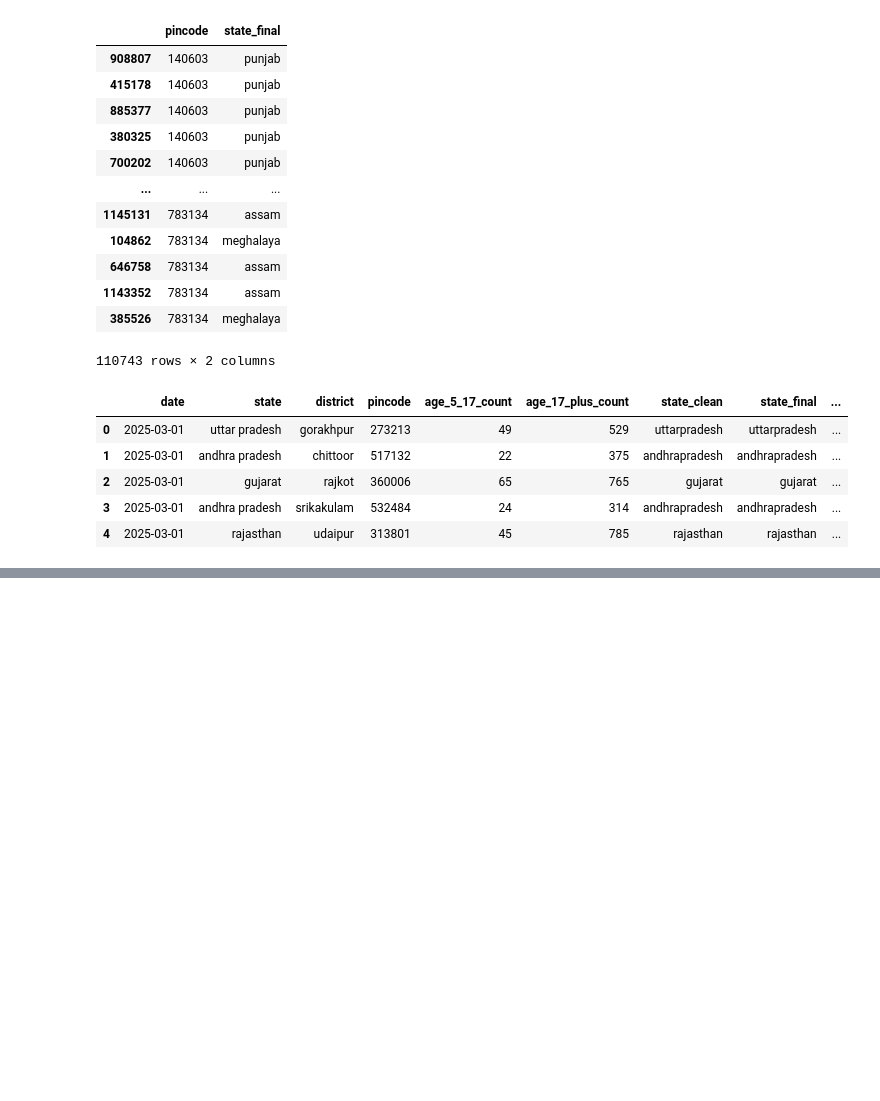
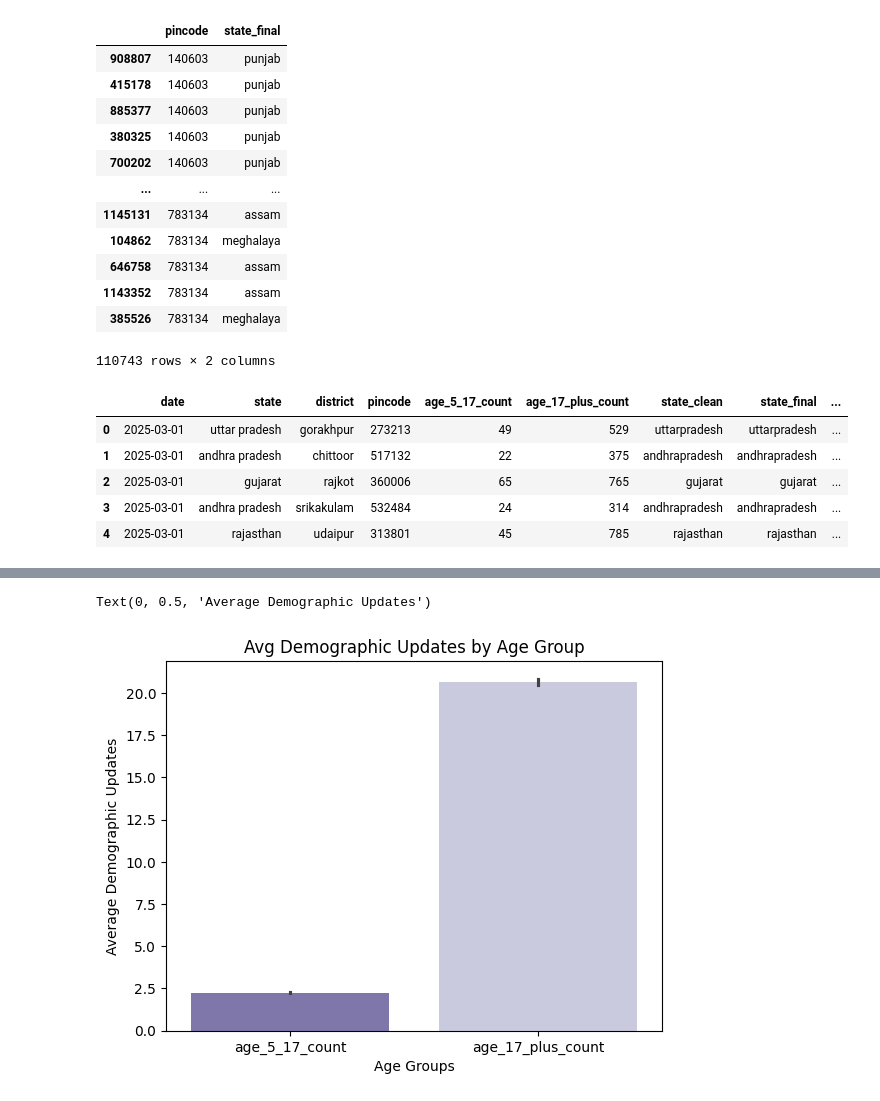
Before and after one commit to Mahii0107/aadhaar-analysis, a Jupyter notebook: Demographic.ipynb, the cells around one changed output, grey strips where cells are left out. Saved outputs shown, nothing was run; the diff lists cells and outputs as text; code cells hidden in the pictures; blank space fills up the shorter version.

```diff
--- a/Demographic.ipynb
+++ b/Demographic.ipynb
@@ -268,0 +287,8 @@ df.head()
+# %%
+sns.barplot(df[['age_5_17_count','age_17_plus_count']], palette='Purples_r')
+plt.title('Avg Demographic Updates by Age Group')
+plt.xlabel('Age Groups')
+plt.ylabel('Average Demographic Updates')
+# %% [output]
+Text(0, 0.5, 'Average Demographic Updates')
+[figure, added]
```
Also changed, not shown: parts of 10 cells of this notebook.
